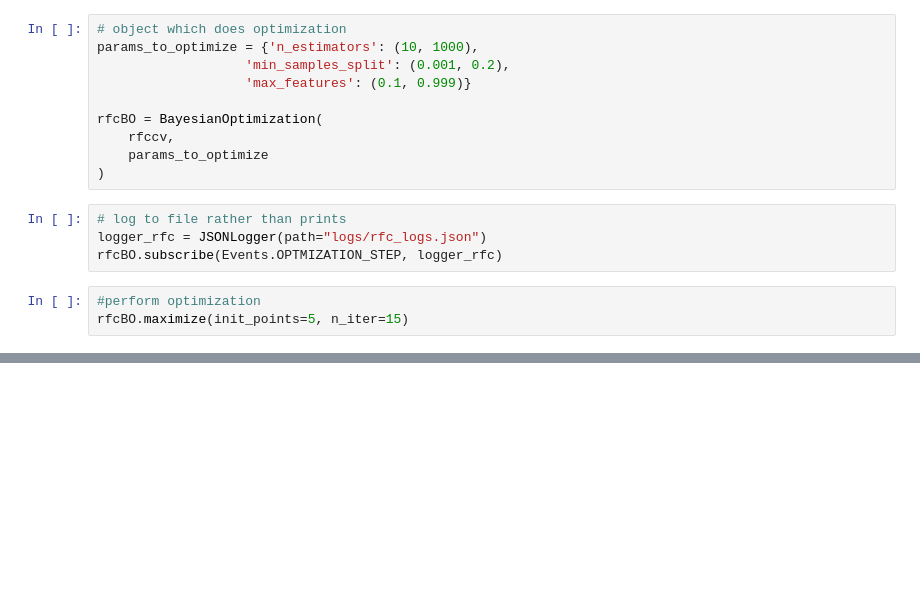
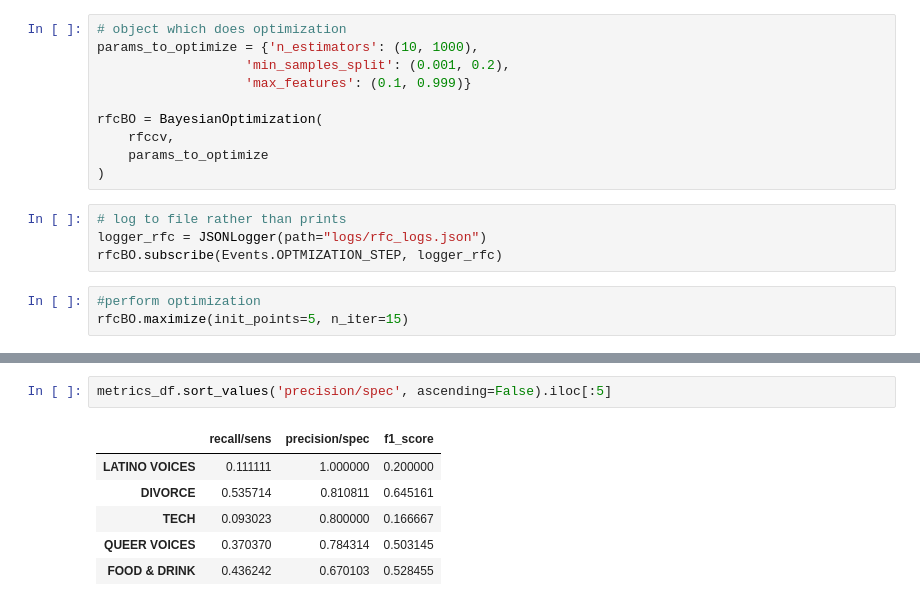
Before and after one commit to morkapronczay/cec2019, a Jupyter notebook: 23-text-mining-project.ipynb, the cells around one changed output, grey strips where cells are left out. Drawn from its saved outputs; the diff is of its cells as text; blank space fills up the shorter version.

```diff
--- a/23-text-mining-project.ipynb
+++ b/23-text-mining-project.ipynb
@@ -320,0 +418,9 @@ print(f'RFC: {rfcBO.max["params"]}')
+# %%
+metrics_df.sort_values('precision/spec', ascending=False).iloc[:5]
+# %% [output]
+|  | recall/sens | precision/spec | f1_score |
+| LATINO VOICES | 0.111111 | 1.000000 | 0.200000 |
+| DIVORCE | 0.535714 | 0.810811 | 0.645161 |
+| TECH | 0.093023 | 0.800000 | 0.166667 |
+| QUEER VOICES | 0.370370 | 0.784314 | 0.503145 |
+| FOOD & DRINK | 0.436242 | 0.670103 | 0.528455 |
```
Also changed, not shown: parts of 13 cells of this notebook, 1 other file.
